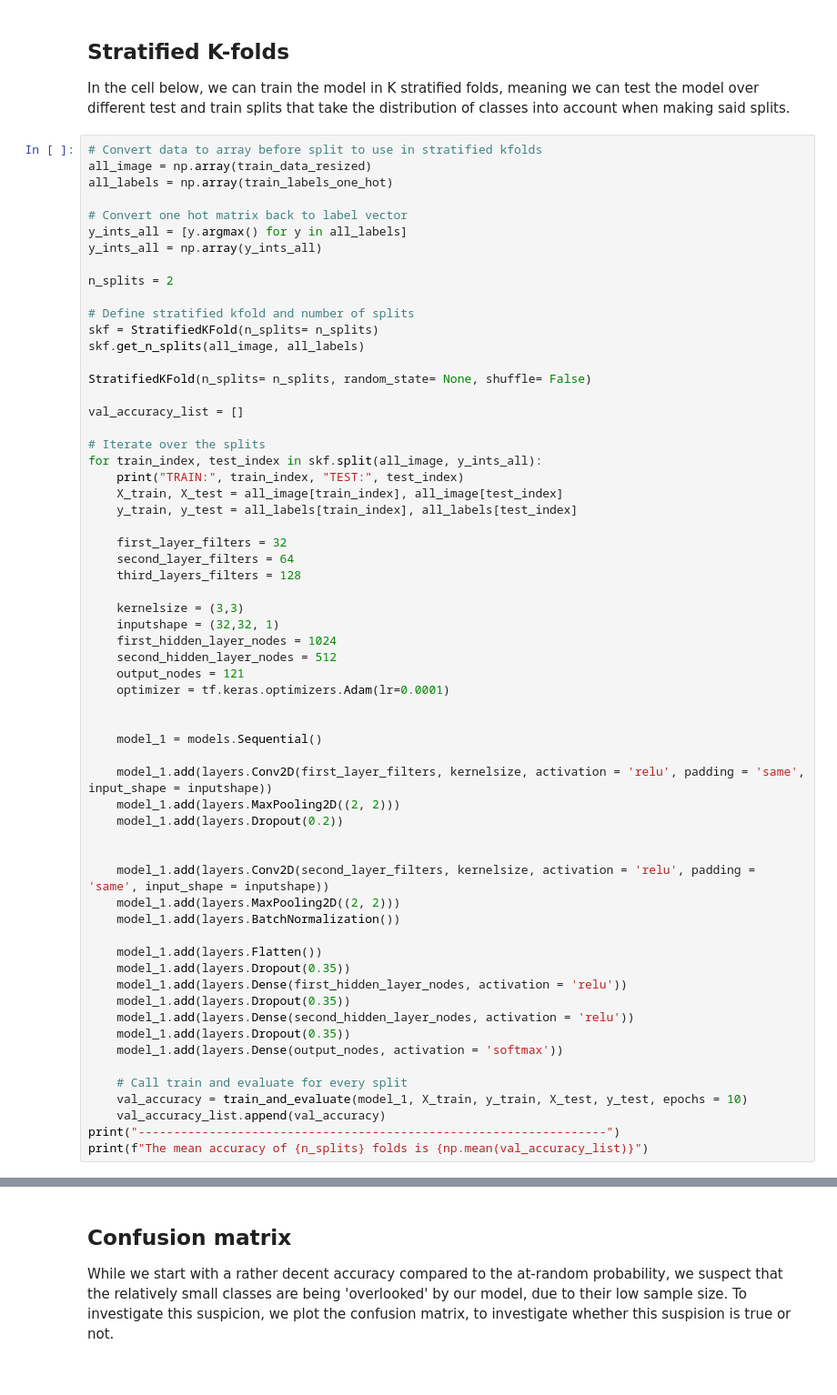
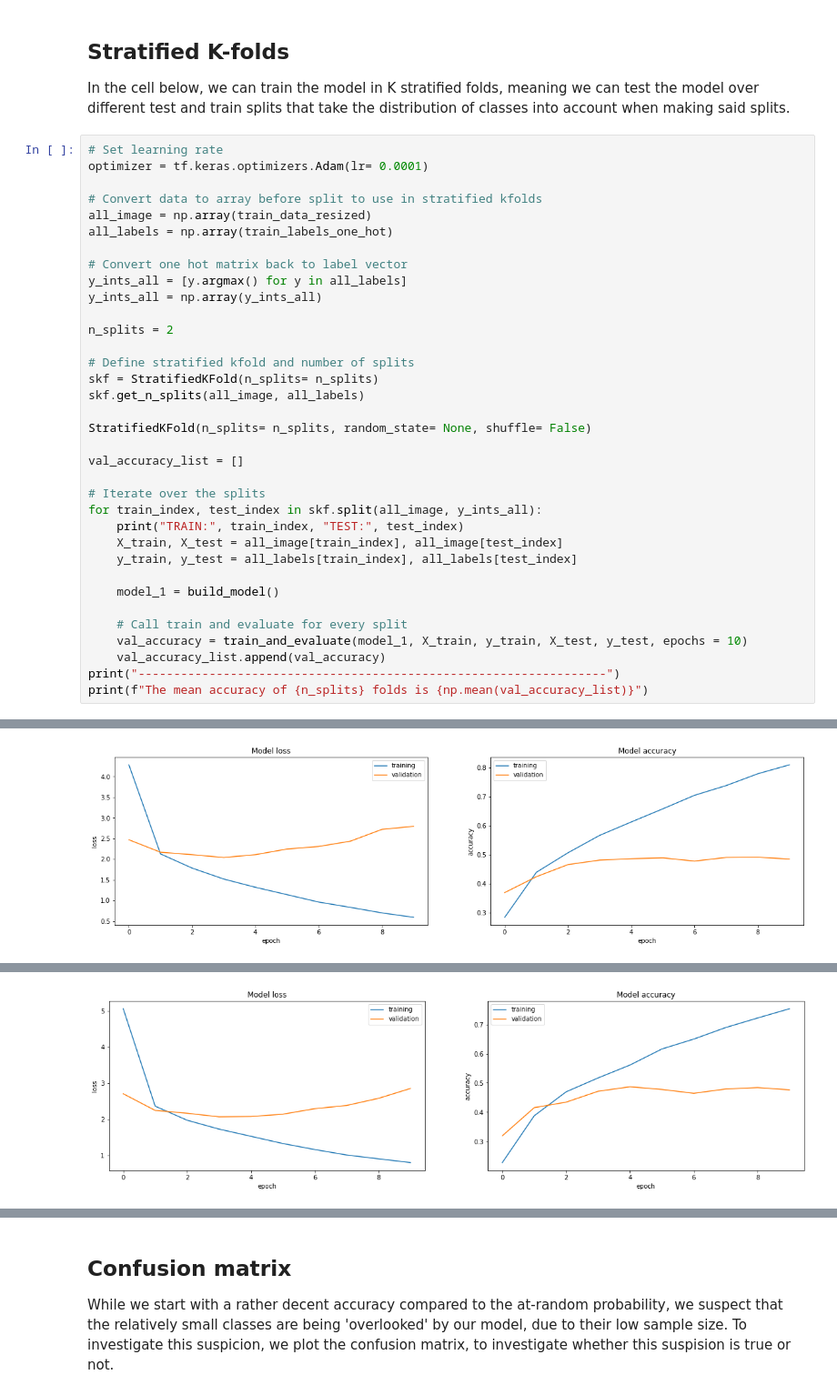
Before and after one commit to maxburger1997/Team-DreamTeam-, a Jupyter notebook: code/Plankton_Stratify.ipynb, the cells around one changed output, grey strips where cells are left out. Shown at 91% size. Saved outputs shown, nothing was run; the diff lists cells and outputs as text.

Commit message:
Version of stratify with model turned into a function

```diff
--- a/code/Plankton_Stratify.ipynb
+++ b/code/Plankton_Stratify.ipynb
@@ -267,6 +265,9 @@ model_1.add(layers.Dense(output_nodes, activation = 'softmax'))
 
 In the cell below, we can train the model in K stratified folds, meaning we can test the model over different test and train splits that take the distribution of classes into account when making said splits.
 # %%
+# Set learning rate
+optimizer = tf.keras.optimizers.Adam(lr= 0.0001)
+
 # Convert data to array before split to use in stratified kfolds
 all_image = np.array(train_data_resized)
 all_labels = np.array(train_labels_one_hot)
@@ -291,36 +292,7 @@ for train_index, test_index in skf.split(all_image, y_ints_all):
     X_train, X_test = all_image[train_index], all_image[test_index]
     y_train, y_test = all_labels[train_index], all_labels[test_index]
 
-    first_layer_filters = 32
-    second_layer_filters = 64
-    third_layers_filters = 128
-
-    kernelsize = (3,3)
-    inputshape = (32,32, 1)
-    first_hidden_layer_nodes = 1024
-    second_hidden_layer_nodes = 512
-    output_nodes = 121
-    optimizer = tf.keras.optimizers.Adam(lr=0.0001)
-
-
-    model_1 = models.Sequential()
-
-    model_1.add(layers.Conv2D(first_layer_filters, kernelsize, activation = 'relu', padding = 'same', input_shape = inputshape))
-    model_1.add(layers.MaxPooling2D((2, 2)))
-    model_1.add(layers.Dropout(0.2))
-
-
-    model_1.add(layers.Conv2D(second_layer_filters, kernelsize, activation = 'relu', padding = 'same', input_shape = inputshape))
-    model_1.add(layers.MaxPooling2D((2, 2)))
-    model_1.add(layers.BatchNormalization())
-
-    model_1.add(layers.Flatten())
-    model_1.add(layers.Dropout(0.35))
-    model_1.add(layers.Dense(first_hidden_layer_nodes, activation = 'relu'))
-    model_1.add(layers.Dropout(0.35))
-    model_1.add(layers.Dense(second_hidden_layer_nodes, activation = 'relu'))
-    model_1.add(layers.Dropout(0.35))
-    model_1.add(layers.Dense(output_nodes, activation = 'softmax'))
+    model_1 = build_model()
 
     # Call train and evaluate for every split
     val_accuracy = train_and_evaluate(model_1, X_train, y_train, X_test, y_test, epochs = 10)
@@ -331,0 +320 @@ TRAIN: [  445   446   447 ... 30333 30334 30335] TEST: [    0     1     2 ... 30
+[figure, new version]
@@ -349,0 +338 @@ Epoch 10/10
+[figure, new version]
```
Also changed, not shown: parts of 2 cells of this notebook.
